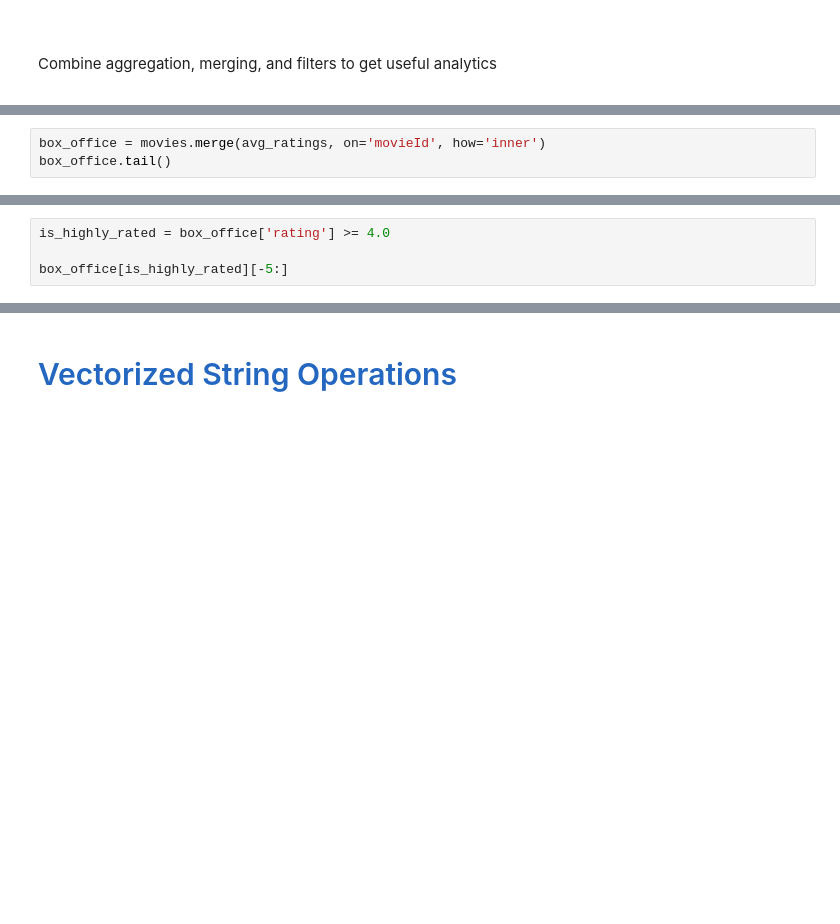
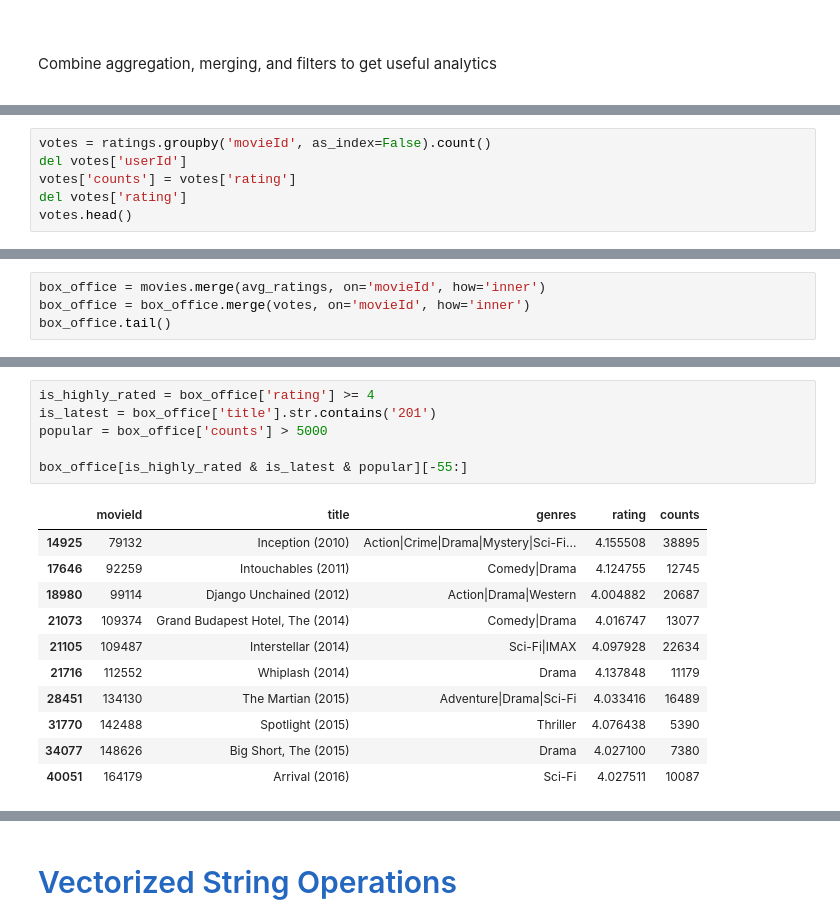
Before and after one commit to kiril-chilingarashvili/sd-mm-1, a Jupyter notebook: Week-4-Pandas/Introduction to Pandas.ipynb, the cells around one changed output, grey strips where cells are left out. Cells and saved outputs as stored; diff of their text form; blank space fills up the shorter version.

```diff
--- a/Week-4-Pandas/Introduction to Pandas.ipynb
+++ b/Week-4-Pandas/Introduction to Pandas.ipynb
@@ -550,0 +761,6 @@ avg_ratings.head()
+# %%
+votes = ratings.groupby('movieId', as_index=False).count()
+del votes['userId']
+votes['counts'] = votes['rating']
+del votes['rating']
+votes.head()
@@ -551,3 +774,4 @@ avg_ratings.head()
 # %%
 box_office = movies.merge(avg_ratings, on='movieId', how='inner')
+box_office = box_office.merge(votes, on='movieId', how='inner')
 box_office.tail()
@@ -554,7 +785,21 @@ box_office.tail()
-# %%
-is_highly_rated = box_office['rating'] >= 4.0
-
-box_office[is_highly_rated][-5:]
+# %%
+is_highly_rated = box_office['rating'] >= 4
+is_latest = box_office['title'].str.contains('201')
+popular = box_office['counts'] > 5000
+
+box_office[is_highly_rated & is_latest & popular][-55:]
+# %% [output]
+|  | movieId | title | genres | rating | counts |
+| 14925 | 79132 | Inception (2010) | Action|Crime|Drama|Mystery|Sci-Fi... | 4.155508 | 38895 |
+| 17646 | 92259 | Intouchables (2011) | Comedy|Drama | 4.124755 | 12745 |
+| 18980 | 99114 | Django Unchained (2012) | Action|Drama|Western | 4.004882 | 20687 |
+| 21073 | 109374 | Grand Budapest Hotel, The (2014) | Comedy|Drama | 4.016747 | 13077 |
+| 21105 | 109487 | Interstellar (2014) | Sci-Fi|IMAX | 4.097928 | 22634 |
+| 21716 | 112552 | Whiplash (2014) | Drama | 4.137848 | 11179 |
+| 28451 | 134130 | The Martian (2015) | Adventure|Drama|Sci-Fi | 4.033416 | 16489 |
+| 31770 | 142488 | Spotlight (2015) | Thriller | 4.076438 | 5390 |
+| 34077 | 148626 | Big Short, The (2015) | Drama | 4.027100 | 7380 |
+| 40051 | 164179 | Arrival (2016) | Sci-Fi | 4.027511 | 10087 |
 # %%
 is_comedy = box_office['genres'].str.contains('Comedy')
 
```
Also changed, not shown: parts of 51 cells of this notebook.
